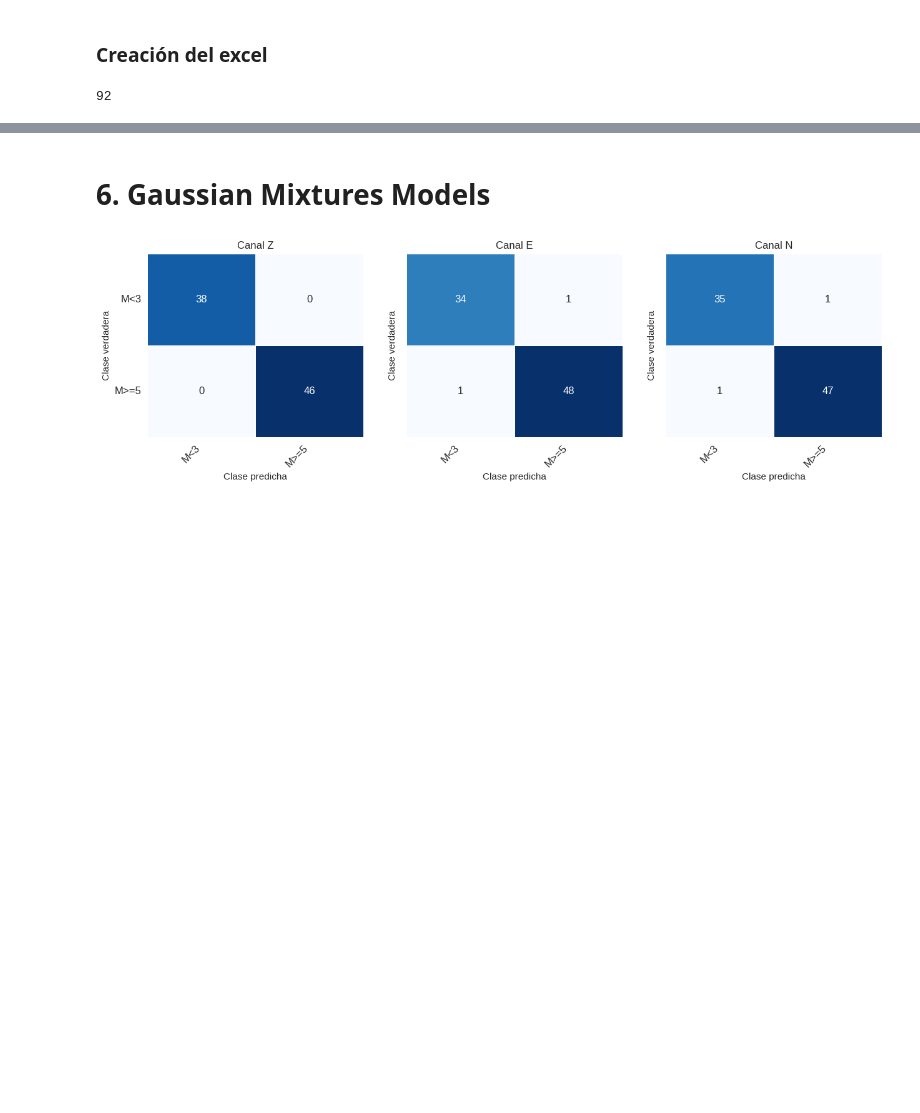
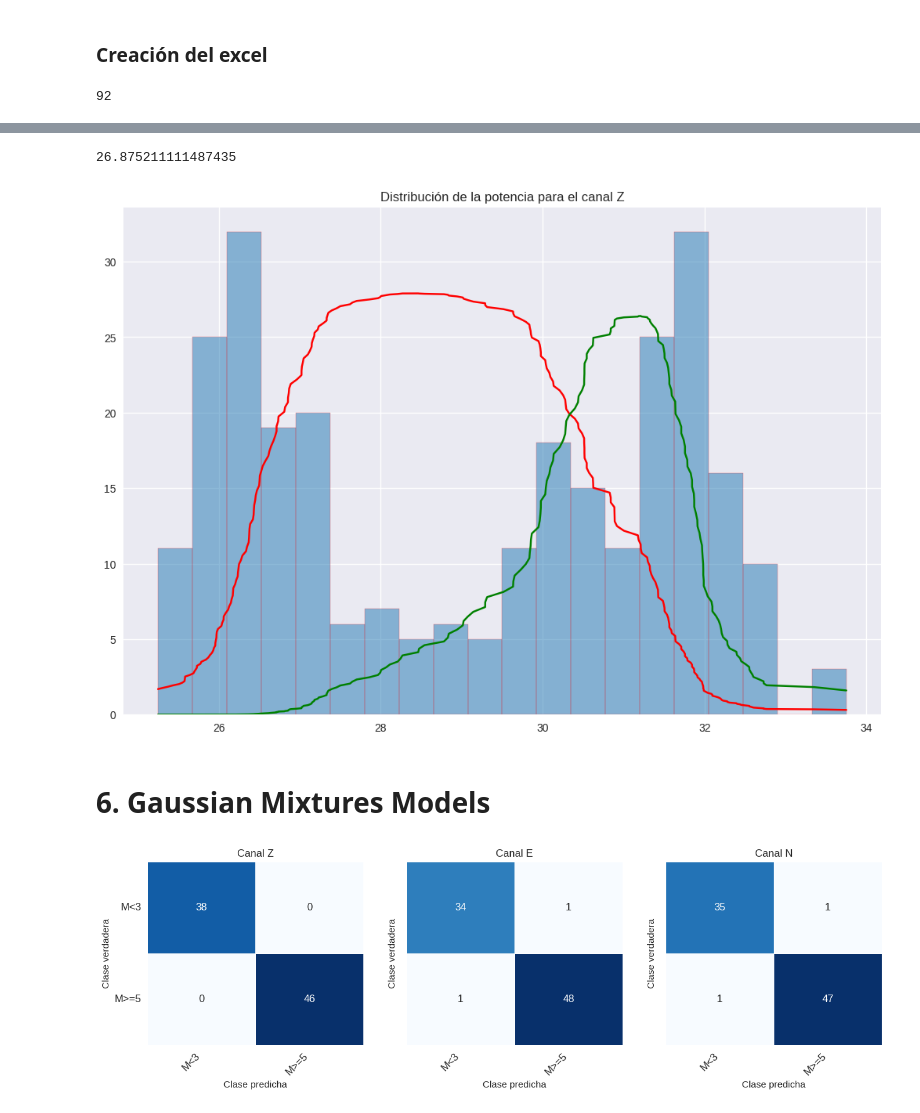
Before and after one commit to simonvidal99/Trigger, a Jupyter notebook: newdbprocessing.ipynb, the cells around one changed output, grey strips where cells are left out. Saved outputs shown, nothing was run; the diff lists cells and outputs as text; code cells hidden in the pictures; blank space fills up the shorter version.

```diff
--- a/newdbprocessing.ipynb
+++ b/newdbprocessing.ipynb
@@ -1068,3 +1122,34 @@ df_to_change.to_excel(path_to_duration , index=False)
+# %%
+means_z[0]
+# %% [output]
+26.875211111487435
+# %%
+X_z = X_z.squeeze()
+
+f=X_z.reshape(-1,1)
+
+x_axis = X_z
+#x_axis = np.linspace(24, 35, 277)
+x_axis.sort()
+fig, ax = plt.subplots(figsize=(10, 7))
+
+# Crea pdf_z, un np.array vacio sin longitud definida para almacenar las distribuciones de probabilidad
+pdf_z = np.empty(len(classes), dtype=np.ndarray)
+for i in range(len(classes)):
+    pdf_z[i] = stats.norm.pdf(x_axis,means_z[i],std_z[i])
+
+ax.hist(f, bins=20, histtype='barstacked', density=False, ec='red', alpha=0.5)
+#ax.plot(x_axis,weights_z[i]*pdf_z[0], c='red')
+#ax.plot(x_axis,weights_z[i]*pdf_z[1], c='green')
+
+ax.plot(x_axis,weights_z[0]*pdf[0]*len(power_to_test_Z[0]), c='red')
+ax.plot(x_axis,weights_z[1]*pdf[1]*len(power_over_5_Z), c='green')
+ax.title.set_text('Distribución de la potencia para el canal Z')
+
+
+plt.show()
+# %% [output]
+[figure, added]
 # %% [markdown]
 # 6. Gaussian Mixtures Models
 # %%
```
Also changed, not shown: parts of 6 cells of this notebook, 52 other files.
